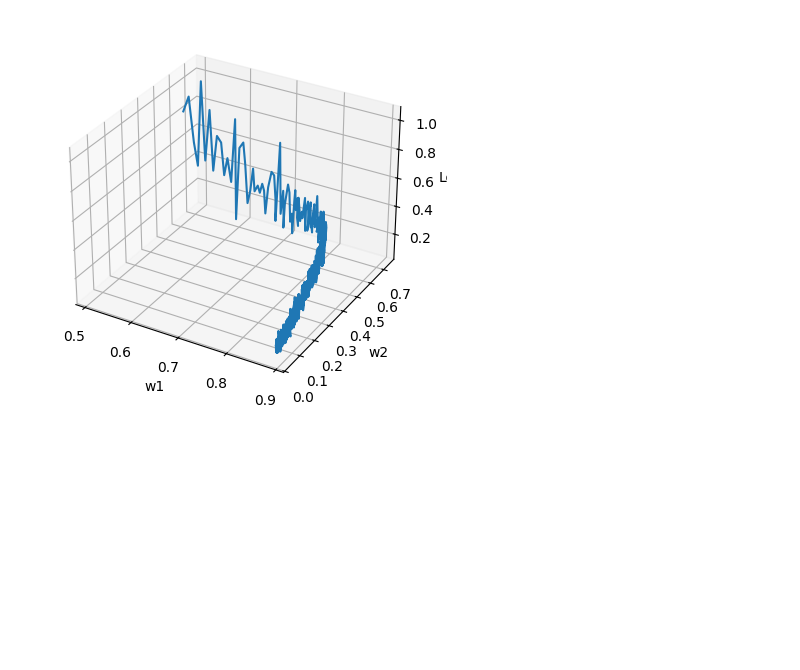
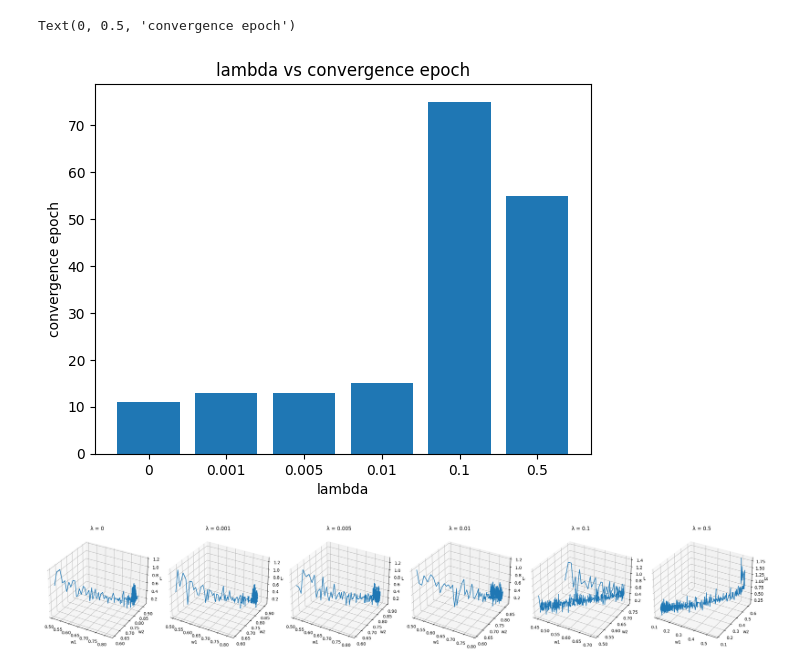
Before and after one commit to Mafaz03/Deep-Learning-in-Mechanics, a Jupyter notebook: Multi_LR.ipynb, the cells around one changed output. Drawn from its saved outputs; the diff is of its cells as text; code cells hidden in the pictures; blank space fills up the shorter version.

Commit message:
loss surface and convergence

```diff
--- a/Multi_LR.ipynb
+++ b/Multi_LR.ipynb
@@ -11,4 +13 @@ from mpl_toolkits.mplot3d import Axes3D
-# %%
-def fn(x):
-    return ((2*x[:, 0].unsqueeze(1)) + 3) + (3 * x[:, 1].unsqueeze(1))
 # %%
@@ -118,0 +186,9 @@ Epoch 95 | train loss = 0.1019 | test loss = 0.1447
+# %%
+training_convergence_epoch = {}
+for i, reg in enumerate(epoch_loss_train_histories.keys()):
+    training_convergence_epoch[f'{reg}'] = epoch_loss_train_histories[reg]["training_convergence_epoch"]
+
+plt.bar(*zip(*training_convergence_epoch.items()))
+plt.title("lambda vs convergence epoch")
+plt.xlabel("lambda")
+plt.ylabel("convergence epoch")
@@ -119,17 +198,35 @@ Epoch 95 | train loss = 0.1019 | test loss = 0.1447
+# %%
+testing_convergence_epoch = {}
+for i, reg in enumerate(epoch_loss_test_histories.keys()):
+    testing_convergence_epoch[f'{reg}'] = epoch_loss_test_histories[reg]["testing_convergence_epoch"]
+
+plt.bar(*zip(*testing_convergence_epoch.items()))
+plt.title("lambda vs convergence epoch")
+plt.xlabel("lambda")
+plt.ylabel("convergence epoch")
+# %% [output]
+Text(0, 0.5, 'convergence epoch')
+[figure, added]
 # %%
-w1_vals = [w[0].item() for w in ws_history]
-w2_vals = [w[1].item() for w in ws_history]
-loss_vals = loss_history
+regs = list(epoch_loss_train_histories.keys())
+n = len(regs)
 
-fig = plt.figure()
-ax = fig.add_subplot(111, projection='3d')
+fig = plt.figure(figsize=(4*n, 4))
 
-ax.plot(w1_vals, w2_vals, loss_vals)
+for i, reg in enumerate(regs):
+    w1_vals = [w[0].item() for w in epoch_loss_train_histories[reg]["ws_history"]]
+    w2_vals = [w[1].item() for w in epoch_loss_train_histories[reg]["ws_history"]]
+    loss_vals = epoch_loss_train_histories[reg]["loss_history"]
 
-ax.set_xlabel("w1")
-ax.set_ylabel("w2")
-ax.set_zlabel("Loss")
+    ax = fig.add_subplot(1, n, i+1, projection='3d')
+    ax.plot(w1_vals, w2_vals, loss_vals)
 
+    ax.set_title(f"λ = {reg}")
+    ax.set_xlabel("w1")
+    ax.set_ylabel("w2")
+    ax.set_zlabel("Loss")
+
+plt.tight_layout()
 plt.show()
 # %% [output]
-[figure, old version]
+[figure, new version]
```
Also changed, not shown: parts of 8 cells of this notebook.
